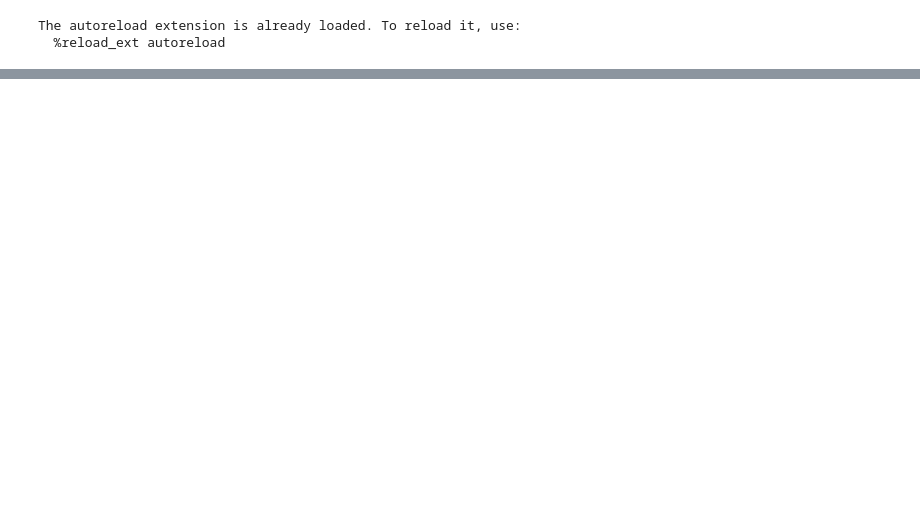
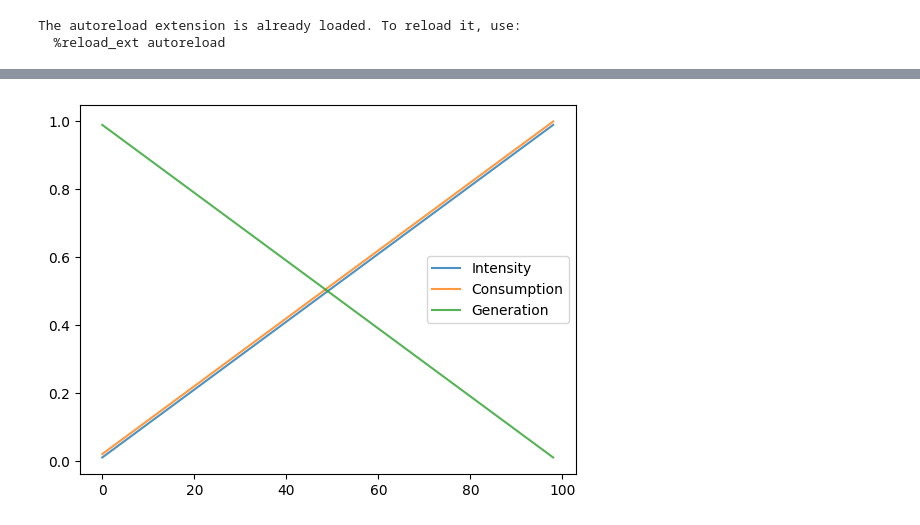
Before and after one commit to TimWalter/smart-energy-controller, a Jupyter notebook: src/test.ipynb, the cells around one changed output, grey strips where cells are left out. Saved outputs shown, nothing was run; the diff lists cells and outputs as text; code cells hidden in the pictures; blank space fills up the shorter version.

Commit message:
dummy problem and failing battery only scenario

```diff
--- a/src/test.ipynb
+++ b/src/test.ipynb
@@ -51,5 +25,5 @@ parameter = {
     "env/parameters/data": "synthetic",
     "env/parameters/episode_length": 100,
     "model/parameters/epochs": 10,
-    "model/parameters/algorithm": "SAC",
+    "model/parameters/algorithm": "PPO",
 }
@@ -107,0 +68,4 @@ https://app.neptune.ai/timwalter/smart-energy-controller/e/SMAR-10/metadata
+# %%
+visualize_scenario(trained_callback, env.unwrapped)
+# %% [output]
+[figure, new version]
```
Also changed, not shown: parts of 16 cells of this notebook, 19 other files.
